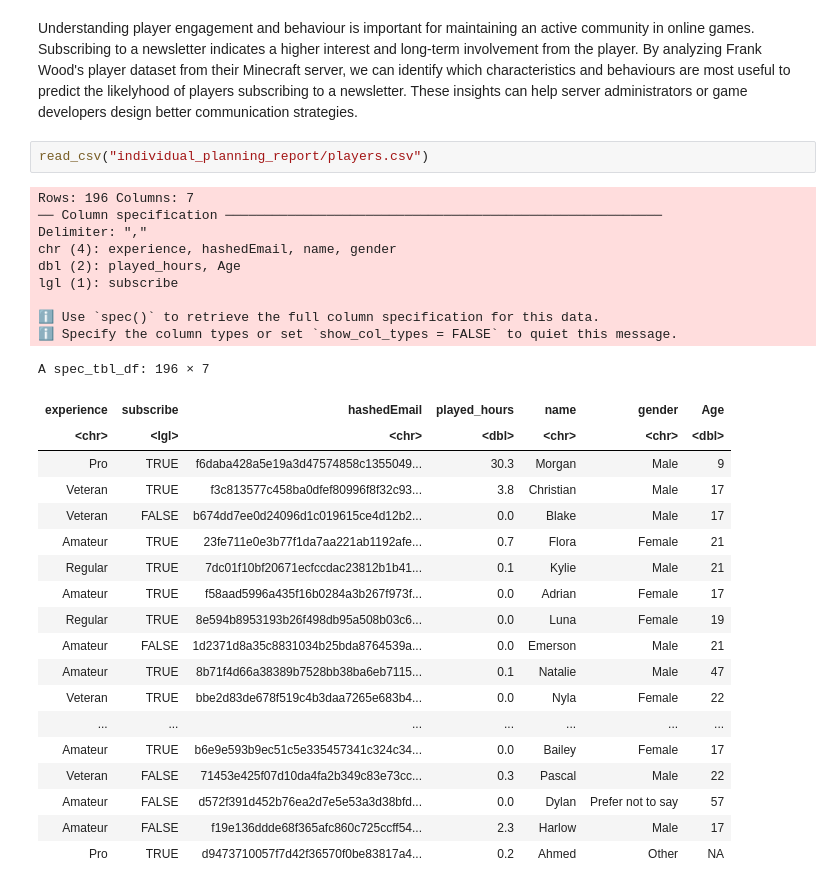
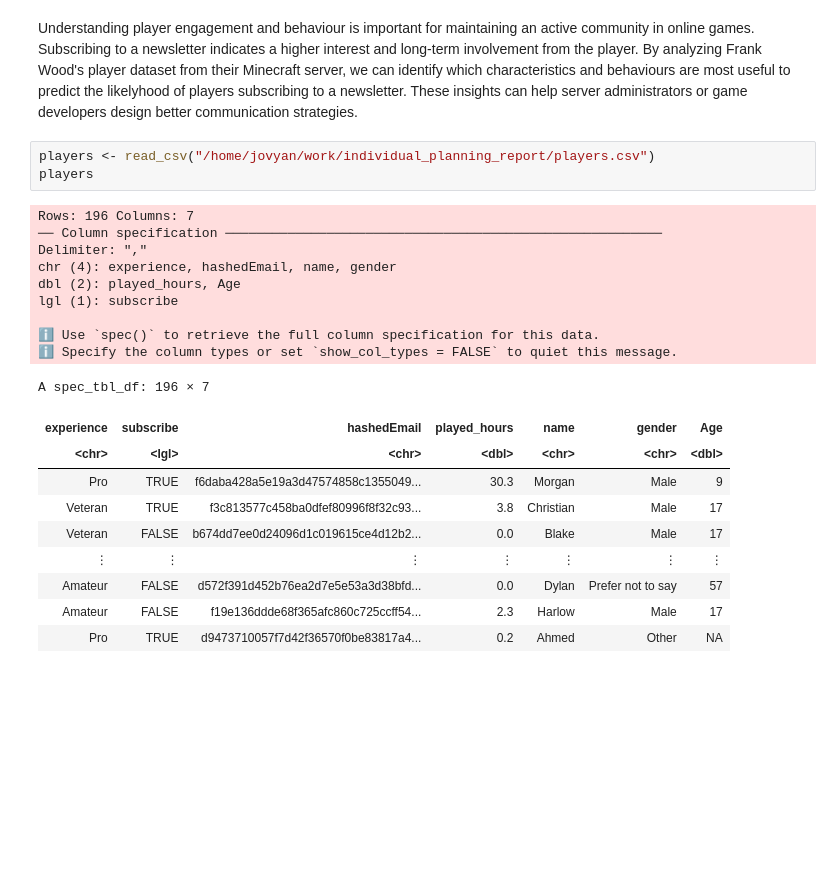
Before and after one commit to daviiihb/individual_planning_report, a Jupyter notebook: planning_report.ipynb, the cells around one changed output. Drawn from its saved outputs; the diff is of its cells as text; blank space fills up the shorter version.

```diff
--- a/planning_report.ipynb
+++ b/planning_report.ipynb
@@ -38,33 +21,25 @@ library(tidymodels)
 # %% [markdown]
 Understanding player engagement and behaviour is important for maintaining an active community in online games. Subscribing to a newsletter indicates a higher interest and long-term involvement from the player. By analyzing Frank Wood's player dataset from their Minecraft server, we can identify which characteristics and behaviours are most useful to predict the likelyhood of players subscribing to a newsletter. These insights can help server administrators or game developers design better communication strategies.
 # %%
-read_csv("individual_planning_report/players.csv")
+players <- read_csv("/home/jovyan/work/individual_planning_report/players.csv")
+players
 # %% [output]
 Rows: 196 Columns: 7
 ── Column specification ────────────────────────────────────────────────────────
 Delimiter: ","
 chr (4): experience, hashedEmail, name, gender
 dbl (2): played_hours, Age
 lgl (1): subscribe
 
 ℹ Use `spec()` to retrieve the full column specification for this data.
 ℹ Specify the column types or set `show_col_types = FALSE` to quiet this message.
 A spec_tbl_df: 196 × 7
 | experience | subscribe | hashedEmail | played_hours | name | gender | Age |
 | <chr> | <lgl> | <chr> | <dbl> | <chr> | <chr> | <dbl> |
 | Pro | TRUE | f6daba428a5e19a3d47574858c1355049... | 30.3 | Morgan | Male | 9 |
 | Veteran | TRUE | f3c813577c458ba0dfef80996f8f32c93... | 3.8 | Christian | Male | 17 |
 | Veteran | FALSE | b674dd7ee0d24096d1c019615ce4d12b2... | 0.0 | Blake | Male | 17 |
-| Amateur | TRUE | 23fe711e0e3b77f1da7aa221ab1192afe... | 0.7 | Flora | Female | 21 |
-| Regular | TRUE | 7dc01f10bf20671ecfccdac23812b1b41... | 0.1 | Kylie | Male | 21 |
-| Amateur | TRUE | f58aad5996a435f16b0284a3b267f973f... | 0.0 | Adrian | Female | 17 |
-| Regular | TRUE | 8e594b8953193b26f498db95a508b03c6... | 0.0 | Luna | Female | 19 |
-| Amateur | FALSE | 1d2371d8a35c8831034b25bda8764539a... | 0.0 | Emerson | Male | 21 |
-| Amateur | TRUE | 8b71f4d66a38389b7528bb38ba6eb7115... | 0.1 | Natalie | Male | 47 |
-| Veteran | TRUE | bbe2d83de678f519c4b3daa7265e683b4... | 0.0 | Nyla | Female | 22 |
-| ... | ... | ... | ... | ... | ... | ... |
-| Amateur | TRUE | b6e9e593b9ec51c5e335457341c324c34... | 0.0 | Bailey | Female | 17 |
-| Veteran | FALSE | 71453e425f07d10da4fa2b349c83e73cc... | 0.3 | Pascal | Male | 22 |
+| ⋮ | ⋮ | ⋮ | ⋮ | ⋮ | ⋮ | ⋮ |
 | Amateur | FALSE | d572f391d452b76ea2d7e5e53a3d38bfd... | 0.0 | Dylan | Prefer not to say | 57 |
 | Amateur | FALSE | f19e136ddde68f365afc860c725ccff54... | 2.3 | Harlow | Male | 17 |
 | Pro | TRUE | d9473710057f7d42f36570f0be83817a4... | 0.2 | Ahmed | Other | NA |
```
Also changed, not shown: parts of 4 cells of this notebook.
